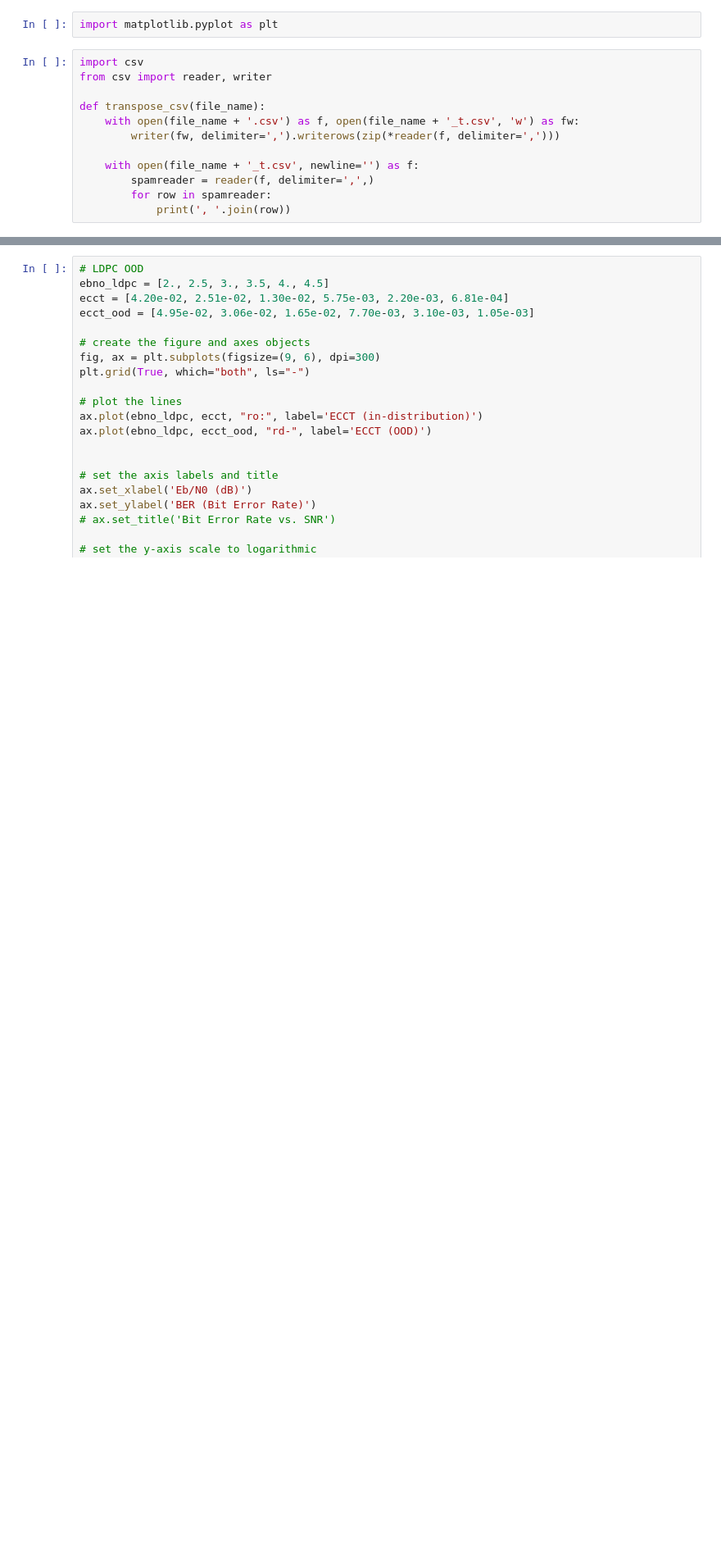
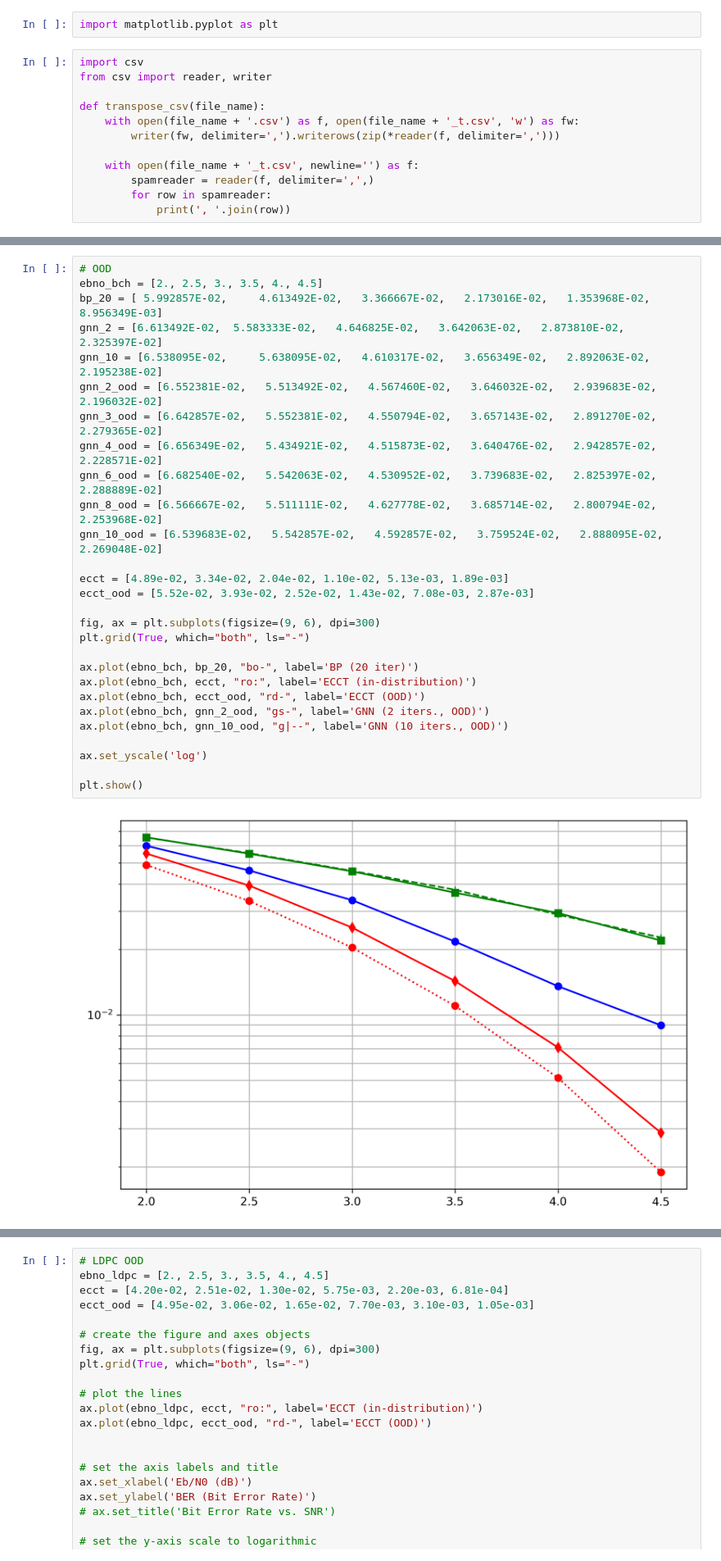
Before and after one commit to ivanightingale/gnn-decoder, a Jupyter notebook: visualization.ipynb, the cells around one changed output, grey strips where cells are left out. Shown at 82% size. Cells and saved outputs as stored; diff of their text form; blank space fills up the shorter version.

```diff
--- a/visualization.ipynb
+++ b/visualization.ipynb
@@ -29,0 +82,30 @@ snr, 2.000, 2.500, 3.000, 3.500, 4.000, 4.500
+# %%
+# OOD
+ebno_bch = [2., 2.5, 3., 3.5, 4., 4.5]
+bp_20 = [ 5.992857E-02, 	4.613492E-02, 	3.366667E-02, 	2.173016E-02, 	1.353968E-02, 	8.956349E-03]
+gnn_2 =	[6.613492E-02, 	5.583333E-02, 	4.646825E-02, 	3.642063E-02, 	2.873810E-02, 	2.325397E-02]
+gnn_10 = [6.538095E-02, 	5.638095E-02, 	4.610317E-02, 	3.656349E-02, 	2.892063E-02, 	2.195238E-02]
+gnn_2_ood = [6.552381E-02,   5.513492E-02,   4.567460E-02,   3.646032E-02,   2.939683E-02,   2.196032E-02]
+gnn_3_ood = [6.642857E-02,   5.552381E-02,   4.550794E-02,   3.657143E-02,   2.891270E-02,   2.279365E-02]
+gnn_4_ood = [6.656349E-02,   5.434921E-02,   4.515873E-02,   3.640476E-02,   2.942857E-02,   2.228571E-02]
+gnn_6_ood = [6.682540E-02,   5.542063E-02,   4.530952E-02,   3.739683E-02,   2.825397E-02,   2.288889E-02]
+gnn_8_ood = [6.566667E-02,   5.511111E-02,   4.627778E-02,   3.685714E-02,   2.800794E-02,   2.253968E-02]
+gnn_10_ood = [6.539683E-02,   5.542857E-02,   4.592857E-02,   3.759524E-02,   2.888095E-02,   2.269048E-02]
+
+ecct = [4.89e-02, 3.34e-02, 2.04e-02, 1.10e-02, 5.13e-03, 1.89e-03]
+ecct_ood = [5.52e-02, 3.93e-02, 2.52e-02, 1.43e-02, 7.08e-03, 2.87e-03]
+
+fig, ax = plt.subplots(figsize=(9, 6), dpi=300)
+plt.grid(True, which="both", ls="-")
+
+ax.plot(ebno_bch, bp_20, "bo-", label='BP (20 iter)')
+ax.plot(ebno_bch, ecct, "ro:", label='ECCT (in-distribution)')
+ax.plot(ebno_bch, ecct_ood, "rd-", label='ECCT (OOD)')
+ax.plot(ebno_bch, gnn_2_ood, "gs-", label='GNN (2 iters., OOD)')
+ax.plot(ebno_bch, gnn_10_ood, "g|--", label='GNN (10 iters., OOD)')
+
+ax.set_yscale('log')
+
+plt.show()
+# %% [output]
+[figure, added]
```
Also changed, not shown: parts of 6 cells of this notebook, 19 other files.
